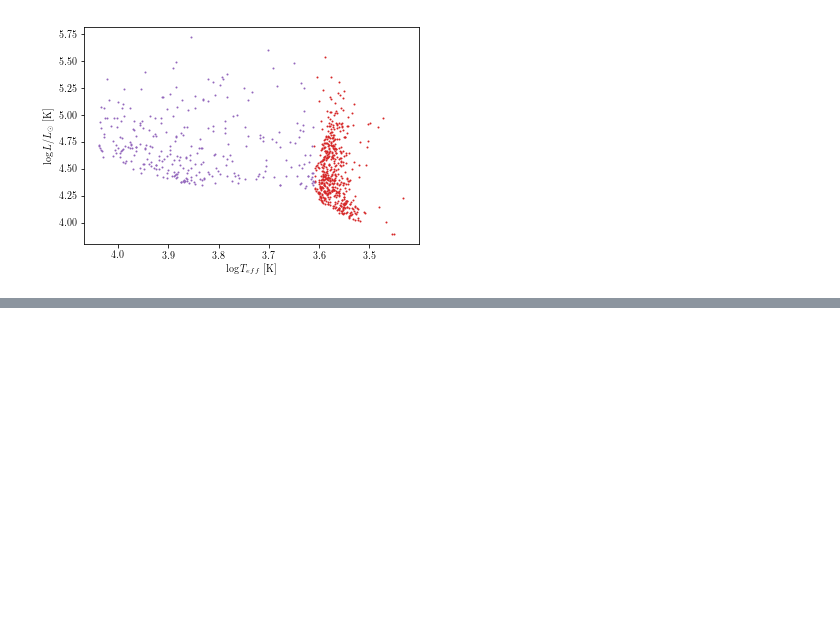
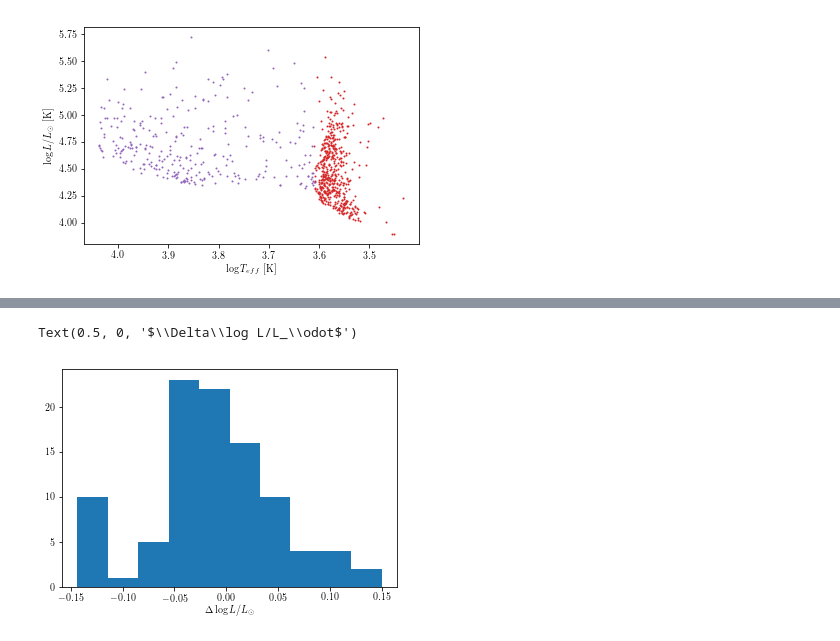
Before and after one commit to tzdwi/LLcoolJ, a Jupyter notebook: code/rsg_features.ipynb, the cells around one changed output, grey strips where cells are left out. Saved outputs shown, nothing was run; the diff lists cells and outputs as text; code cells hidden in the pictures; blank space fills up the shorter version.

```diff
--- a/code/rsg_features.ipynb
+++ b/code/rsg_features.ipynb
@@ -149,0 +191,6 @@ StructureFunction_index_32
+# %%
+plt.hist(y_check[:,1] - y_test[:,1])
+plt.xlabel('$\Delta\log L/L_\odot$')
+# %% [output]
+Text(0.5, 0, '$\\Delta\\log L/L_\\odot$')
+[figure, added]
```
Also changed, not shown: parts of 9 cells of this notebook.
